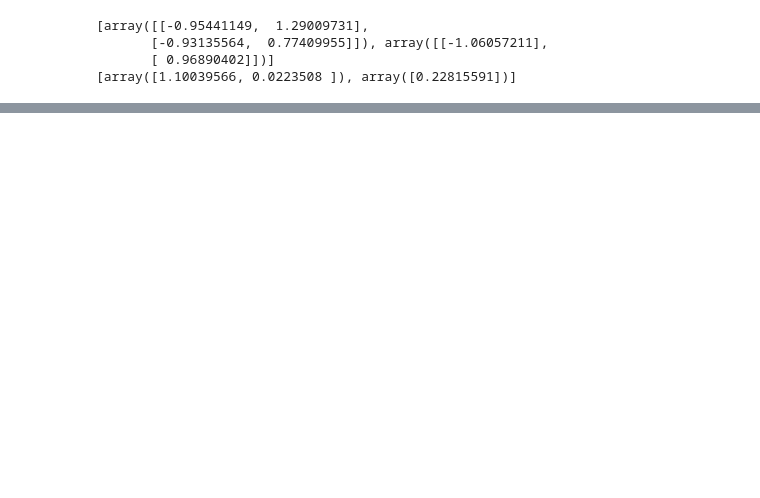
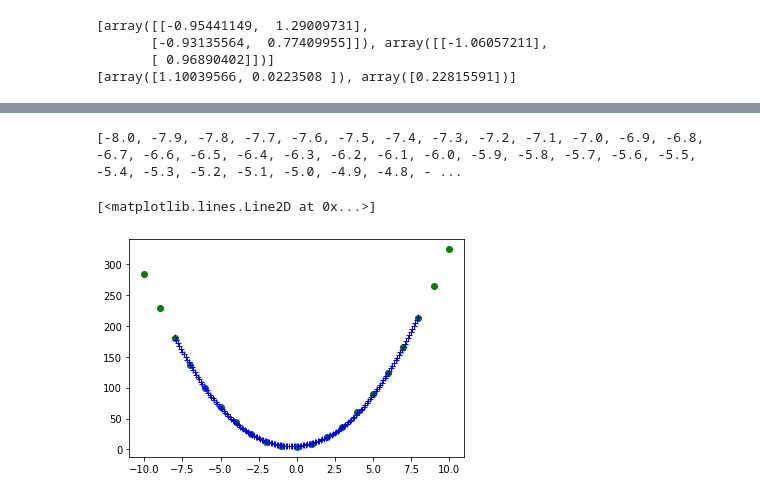
Before and after one commit to everestso/Fall21Spring22, a Jupyter notebook: c165f21MLP.ipynb, the cells around one changed output, grey strips where cells are left out. Drawn from its saved outputs; the diff is of its cells as text; code cells hidden in the pictures; blank space fills up the shorter version.

```diff
--- a/c165f21MLP.ipynb
+++ b/c165f21MLP.ipynb
@@ -191,0 +200,11 @@ print(reg2.intercepts_)
+# %%
+Xcheck = [x/10.0 for x in range(-80,81)]
+Xcheck2 = [(x, x+5) for x in Xcheck]
+print(Xcheck)
+YPredict = reg2.predict(Xcheck2)
+plt.plot(X1,Y2, "go")
+plt.plot(Xcheck, YPredict, "b+")
+# %% [output]
+[-8.0, -7.9, -7.8, -7.7, -7.6, -7.5, -7.4, -7.3, -7.2, -7.1, -7.0, -6.9, -6.8, -6.7, -6.6, -6.5, -6.4, -6.3, -6.2, -6.1, -6.0, -5.9, -5.8, -5.7, -5.6, -5.5, -5.4, -5.3, -5.2, -5.1, -5.0, -4.9, -4.8, - ...
+[<matplotlib.lines.Line2D at 0x...>]
+[figure, added]
```
Also changed, not shown: parts of 3 cells of this notebook.
